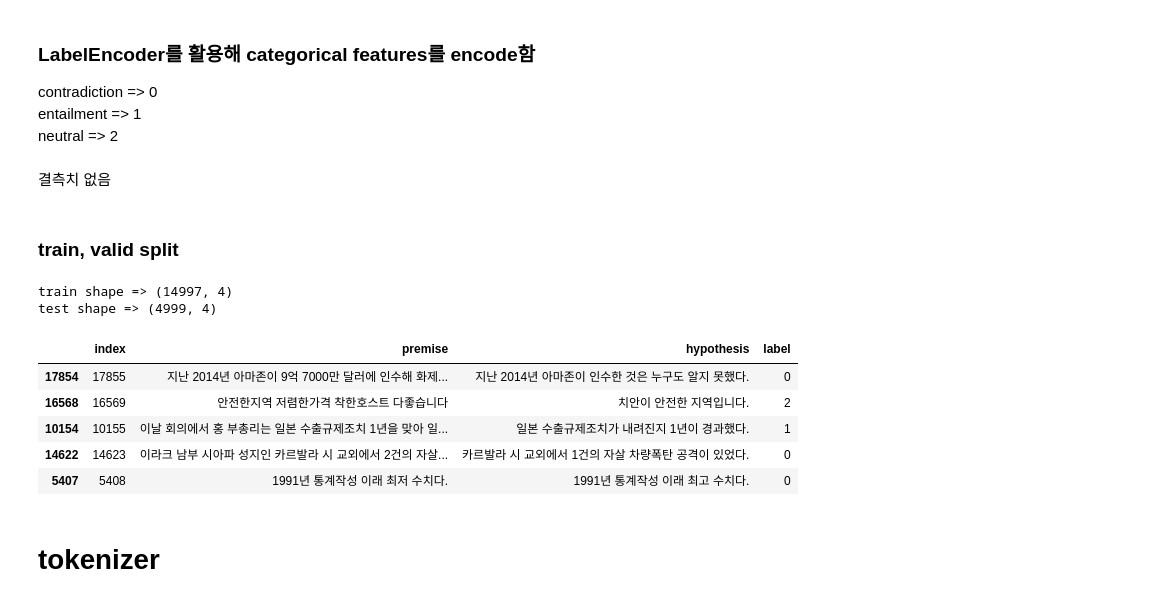
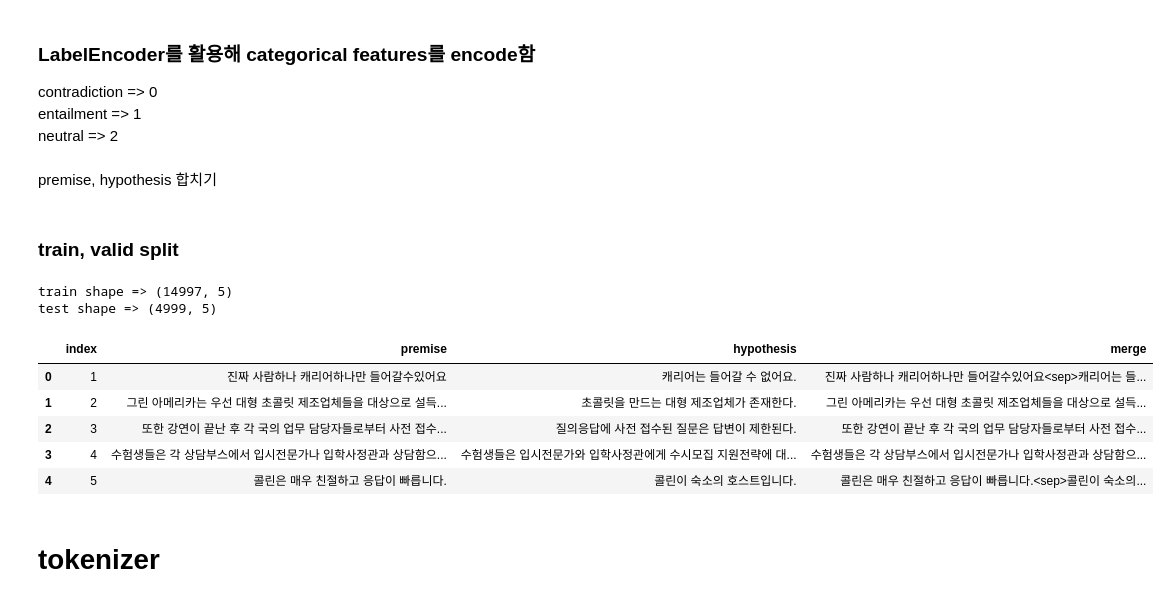
Before and after one commit to Seokii/HOSEO-AI-Competition-2022, a Jupyter notebook: ai_competition_CNN_Edit.ipynb, the cells around one changed output. Saved outputs shown, nothing was run; the diff lists cells and outputs as text; code cells hidden in the pictures.

Commit message:
merge sentence

```diff
--- a/ai_competition_CNN_Edit.ipynb
+++ b/ai_competition_CNN_Edit.ipynb
@@ -120,23 +120,30 @@ categorical_cols = ['label']
 for e in categorical_cols:
     le = LabelEncoder()
     train[e] = le.fit_transform(train[e])
-# %% [markdown]
-결측치 없음
+# %% [markdown]
+premise, hypothesis 합치기
+# %%
+premise = ['premise']
+hypothesis = ['hypothesis']
+
+train['merge'] = train['premise'] +'<sep>' + train['hypothesis']
+test['merge'] = test['premise'] +'<sep>' + test['hypothesis']
 # %% [markdown]
 ### train, valid split
 # %%
 new_train,new_valid = train_test_split(train)
 print(f"train shape => {new_train.shape} \ntest shape => {new_valid.shape}")
-new_train.head()
+#new_train.head()
+test.head()
 # %% [output]
-train shape => (14997, 4)
-test shape => (4999, 4)
+train shape => (14997, 5)
+test shape => (4999, 5)
-|  | index | premise | hypothesis | label |
-| 17854 | 17855 | 지난 2014년 아마존이 9억 7000만 달러에 인수해 화제... | 지난 2014년 아마존이 인수한 것은 누구도 알지 못했다. | 0 |
-| 16568 | 16569 | 안전한지역 저렴한가격 착한호스트 다좋습니다 | 치안이 안전한 지역입니다. | 2 |
-| 10154 | 10155 | 이날 회의에서 홍 부총리는 일본 수출규제조치 1년을 맞아 일... | 일본 수출규제조치가 내려진지 1년이 경과했다. | 1 |
-| 14622 | 14623 | 이라크 남부 시아파 성지인 카르발라 시 교외에서 2건의 자살... | 카르발라 시 교외에서 1건의 자살 차량폭탄 공격이 있었다. | 0 |
-| 5407 | 5408 | 1991년 통계작성 이래 최저 수치다. | 1991년 통계작성 이래 최고 수치다. | 0 |
+|  | index | premise | hypothesis | merge |
+| 0 | 1 | 진짜 사람하나 캐리어하나만 들어갈수있어요 | 캐리어는 들어갈 수 없어요. | 진짜 사람하나 캐리어하나만 들어갈수있어요<sep>캐리어는 들... |
+| 1 | 2 | 그린 아메리카는 우선 대형 초콜릿 제조업체들을 대상으로 설득... | 초콜릿을 만드는 대형 제조업체가 존재한다. | 그린 아메리카는 우선 대형 초콜릿 제조업체들을 대상으로 설득... |
+| 2 | 3 | 또한 강연이 끝난 후 각 국의 업무 담당자들로부터 사전 접수... | 질의응답에 사전 접수된 질문은 답변이 제한된다. | 또한 강연이 끝난 후 각 국의 업무 담당자들로부터 사전 접수... |
+| 3 | 4 | 수험생들은 각 상담부스에서 입시전문가나 입학사정관과 상담함으... | 수험생들은 입시전문가와 입학사정관에게 수시모집 지원전략에 대... | 수험생들은 각 상담부스에서 입시전문가나 입학사정관과 상담함으... |
+| 4 | 5 | 콜린은 매우 친절하고 응답이 빠릅니다. | 콜린이 숙소의 호스트입니다. | 콜린은 매우 친절하고 응답이 빠릅니다.<sep>콜린이 숙소의... |
 # %%
 new_train.to_csv("new_train.txt",index = False) #train data
 new_valid.to_csv("new_valid.txt",index = False) #valid data
```
Also changed, not shown: parts of 14 cells of this notebook.
